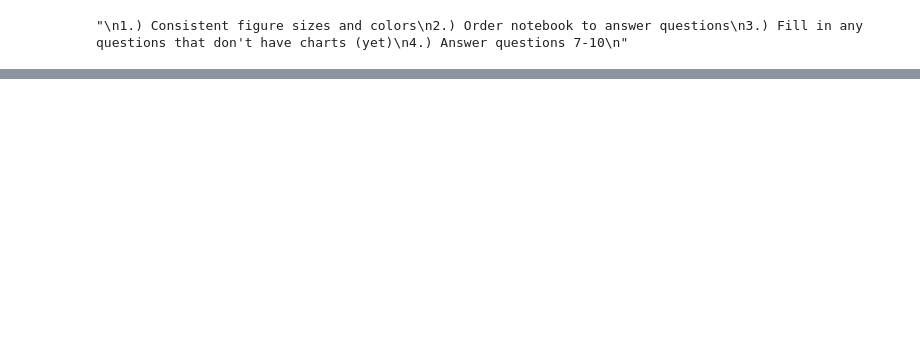
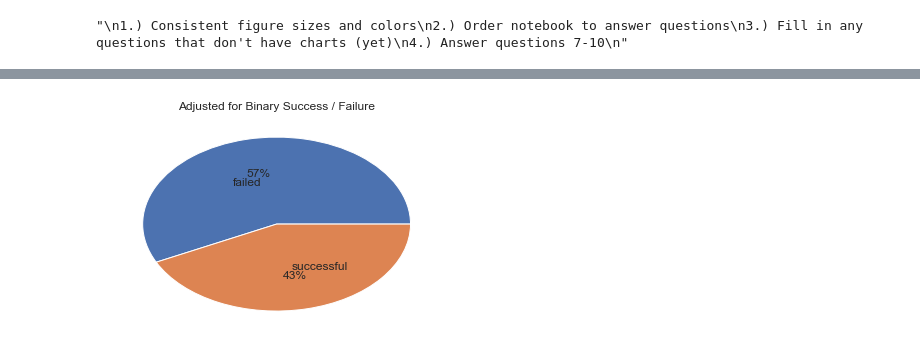
Before and after one commit to tomhalloin/Springboard-Kickstarter, a Jupyter notebook: Kickstarter_Data_Storytelling.ipynb, the cells around one changed output, grey strips where cells are left out. Drawn from its saved outputs; the diff is of its cells as text; code cells hidden in the pictures; blank space fills up the shorter version.

```diff
--- a/Kickstarter_Data_Storytelling.ipynb
+++ b/Kickstarter_Data_Storytelling.ipynb
@@ -267,0 +39,10 @@ for n, label in enumerate(ax.xaxis.get_ticklabels()):
+# %%
+# Q1. How many Kickstarter projects are there? What percentage of them were successful?
+original_success = kickstarter.groupby(by='state')['goal'].count()
+new_state_success = kickstarter.groupby(by='binary_state')['goal'].count()
+
+original_success_labels = original_success.index.values.tolist()
+original_success_sizes = original_success.values.tolist()
+
+new_state_labels = new_state_success.index.values.tolist()
+new_state_sizes = new_state_success.values.tolist()
@@ -267,0 +58,12 @@ for n, label in enumerate(ax.xaxis.get_ticklabels()):
+# %%
+# Do a pie chart instead.
+# Show changes to "New state"
+
+new_state_labels = new_state_success.index.values.tolist()
+new_state_sizes = new_state_success.values.tolist()
+
+plt.pie(new_state_sizes, labels=new_state_labels, autopct='%.0f%%', labeldistance=.5, textprops={'fontsize': 'large'})
+plt.title("Adjusted for Binary Success / Failure", fontsize='large')
+plt.show()
+# %% [output]
+[figure, added]
```
Also changed, not shown: parts of 36 cells of this notebook, 2 other files.
